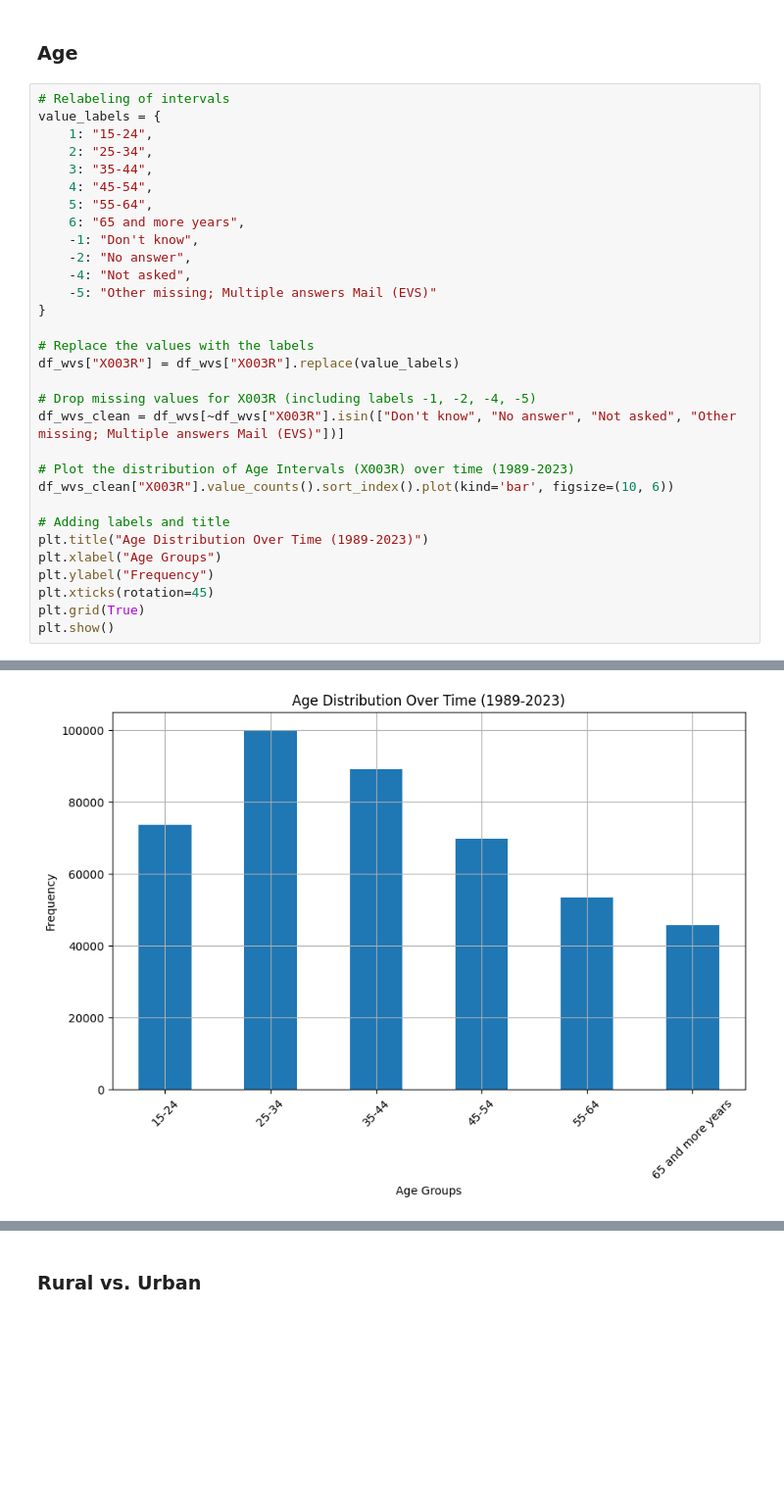
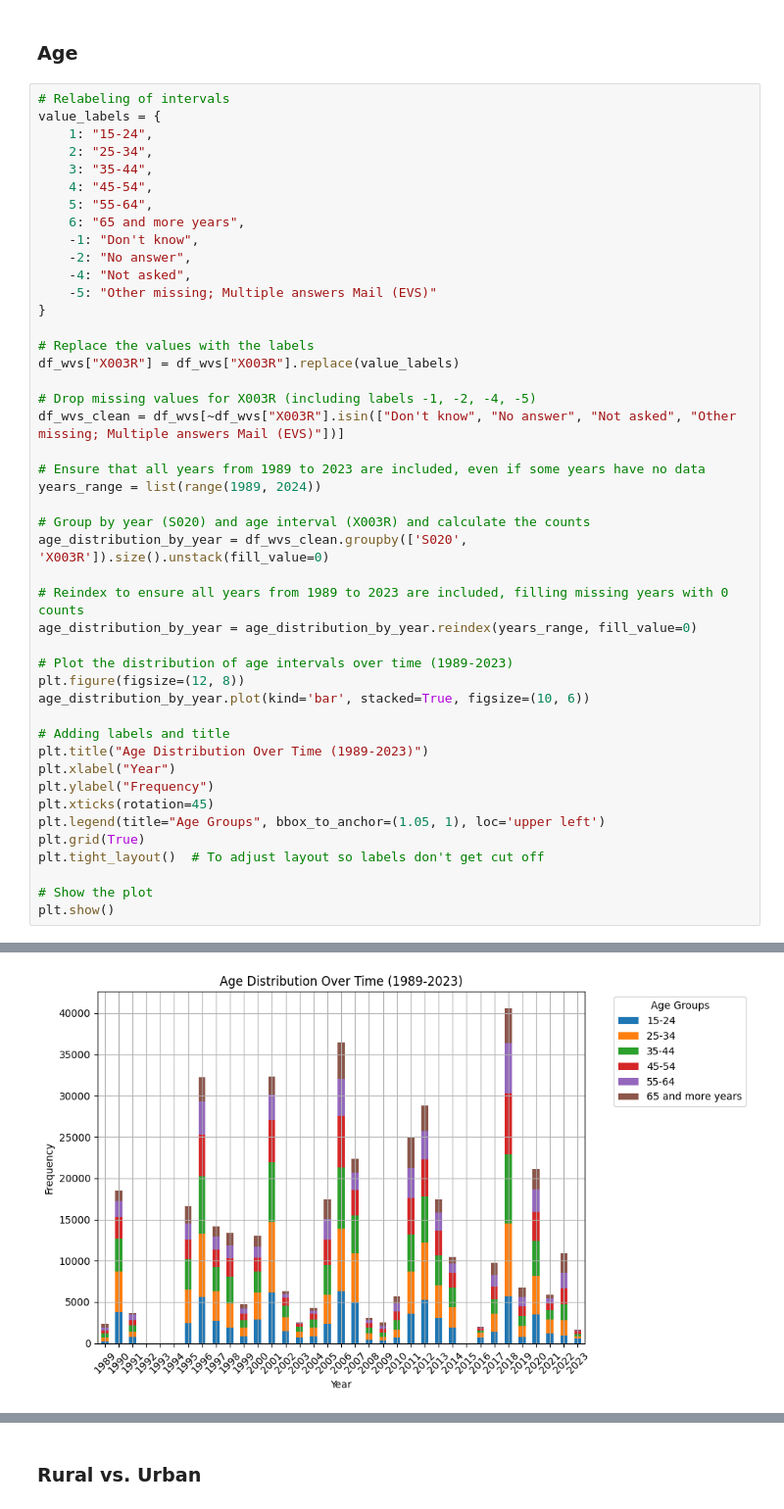
Before and after one commit to aranxaMarAm/new_misinformation_metrics, a Jupyter notebook: data_prep.ipynb, the cells around one changed output, grey strips where cells are left out. Shown at 98% size. Drawn from its saved outputs; the diff is of its cells as text; blank space fills up the shorter version.

Commit message:
Update population - year distribution

```diff
--- a/data_prep.ipynb
+++ b/data_prep.ipynb
@@ -67,14 +67,28 @@ df_wvs["X003R"] = df_wvs["X003R"].replace(value_labels)
 # Drop missing values for X003R (including labels -1, -2, -4, -5)
 df_wvs_clean = df_wvs[~df_wvs["X003R"].isin(["Don't know", "No answer", "Not asked", "Other missing; Multiple answers Mail (EVS)"])]
 
-# Plot the distribution of Age Intervals (X003R) over time (1989-2023)
-df_wvs_clean["X003R"].value_counts().sort_index().plot(kind='bar', figsize=(10, 6))
+# Ensure that all years from 1989 to 2023 are included, even if some years have no data
+years_range = list(range(1989, 2024))
+
+# Group by year (S020) and age interval (X003R) and calculate the counts
+age_distribution_by_year = df_wvs_clean.groupby(['S020', 'X003R']).size().unstack(fill_value=0)
+
+# Reindex to ensure all years from 1989 to 2023 are included, filling missing years with 0 counts
+age_distribution_by_year = age_distribution_by_year.reindex(years_range, fill_value=0)
+
+# Plot the distribution of age intervals over time (1989-2023)
+plt.figure(figsize=(12, 8))
+age_distribution_by_year.plot(kind='bar', stacked=True, figsize=(10, 6))
 
 # Adding labels and title
 plt.title("Age Distribution Over Time (1989-2023)")
-plt.xlabel("Age Groups")
+plt.xlabel("Year")
 plt.ylabel("Frequency")
 plt.xticks(rotation=45)
+plt.legend(title="Age Groups", bbox_to_anchor=(1.05, 1), loc='upper left')
 plt.grid(True)
+plt.tight_layout()  # To adjust layout so labels don't get cut off
+
+# Show the plot
 plt.show()
 # %% [output]
@@ -81 +96 @@ plt.show()
-[figure, old version]
+[figure, new version]
```
Also changed, not shown: parts of 2 cells of this notebook.
